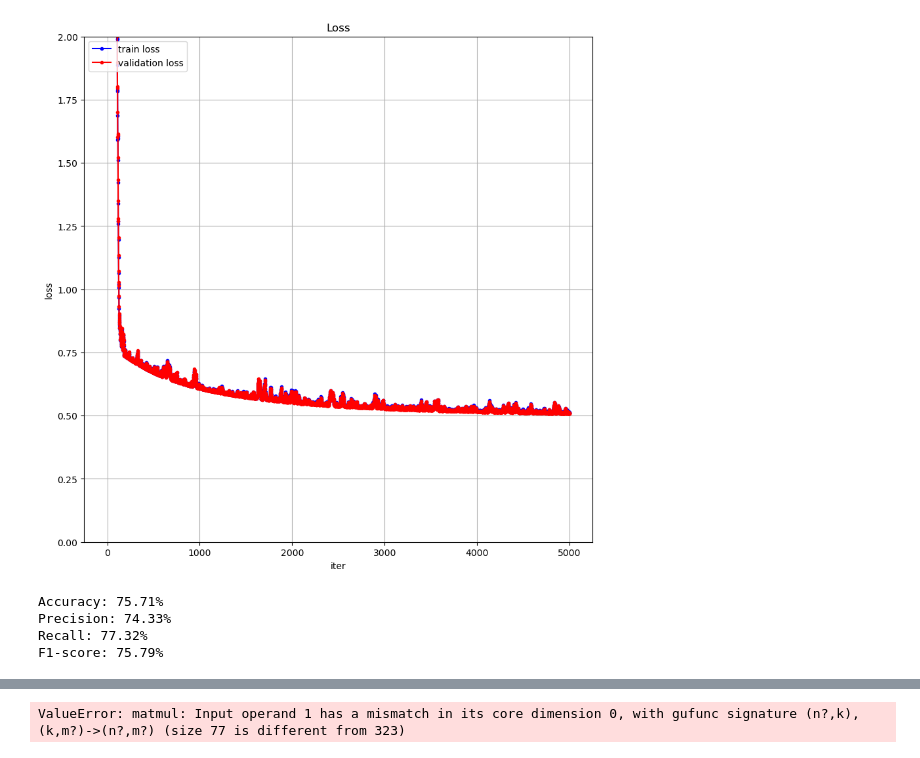
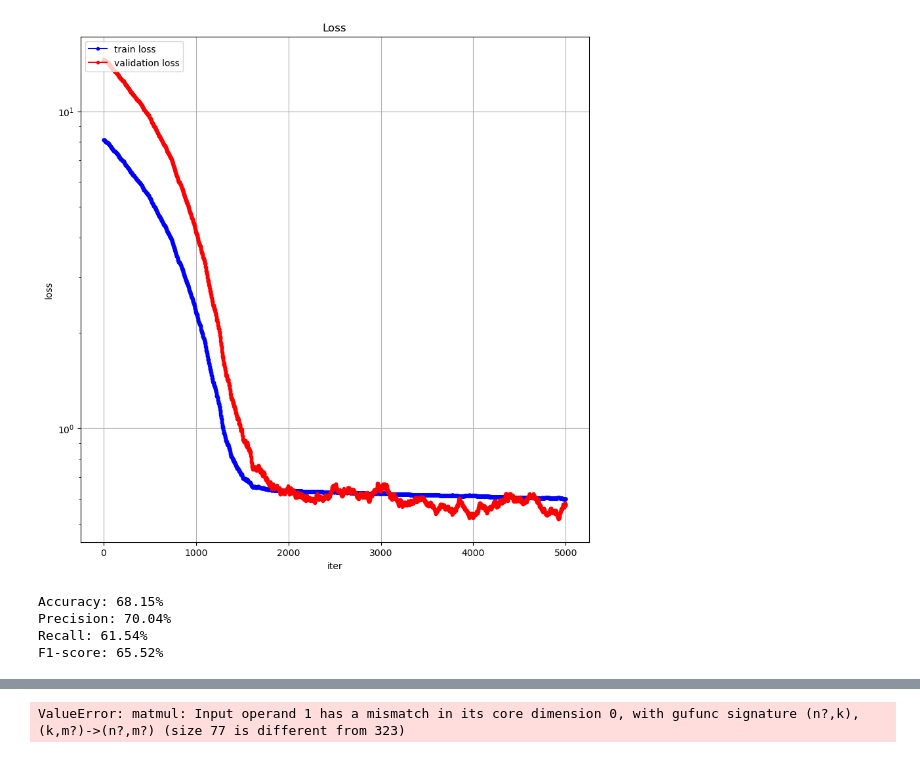
Before and after one commit to Jakhongir0103/Cardiovascular-Diseases-Prediction, a Jupyter notebook: training.ipynb, the cells around one changed output, grey strips where cells are left out. Drawn from its saved outputs; the diff is of its cells as text; code cells hidden in the pictures.

```diff
--- a/training.ipynb
+++ b/training.ipynb
@@ -29,7 +35,11 @@ x_oversampled, y_oversampled = custom_random_oversampling(x_preprocessed, y_trai
 # %%
-# Train a model
+# Split train-validation
 from util.data_loader import split_train_validation
-(x_tr, x_va, y_tr, y_va) = split_train_validation(x_oversampled, y_oversampled, valid_proportion=0.2)
+(x_tr, x_va, y_tr, y_va) = split_train_validation(x_preprocessed, y_train, valid_proportion=0.2)
+# %%
+# oversample training set
+from util.data_loader import custom_random_oversampling
+x_tr_oversampled, y_tr_oversampled = custom_random_oversampling(x_tr, y_tr[:,1])
 # %%
 import numpy as np
 
@@ -39,16 +49,21 @@ def min_max_normalize(arr: np.ndarray):
         arr_normalized[:, column] = (arr[:, column] - arr[:, column].min()) / (arr[:, column].max() - arr[:, column].min())
     return arr_normalized
 # %%
-x_tr_normalized = min_max_normalize(x_tr)
-# add final bias column
+# Normalize and add bias column for TRAINING
+x_tr_normalized = min_max_normalize(x_tr_oversampled)
 x_tr_normalized = np.append(x_tr_normalized, np.ones(shape=(x_tr_normalized.shape[0], 1)), axis=1)
+
+# Normalize and add bias column for VALIDATION
 x_va_normalized = min_max_normalize(x_va)
-# add final bias column
 x_va_normalized = np.append(x_va_normalized, np.ones(shape=(x_va_normalized.shape[0], 1)), axis=1)
+
+# Normalize and add bias column for TEST
+x_test_normalized = min_max_normalize(x_test)
+x_test_normalized = np.append(x_test_normalized, np.ones(shape=(x_test_normalized.shape[0], 1)), axis=1)
 # %%
 from util.train import reg_logistic_regression
 import numpy as np
-w, train_loss, valid_loss = reg_logistic_regression(x_tr_normalized, y_tr,
-                                                    x_va_normalized, y_va, lambda_=0.001,
-                                                    max_iter=5000, gamma=0.01, batch_size=100,
+w, train_loss, valid_loss = reg_logistic_regression(x_tr_normalized, y_tr_oversampled,
+                                                    x_va_normalized, y_va[:,1], lambda_=0.0001,
+                                                    max_iter=5000, gamma=0.001, batch_size=100,
                                                     w=np.random.random(size=x_tr_normalized.shape[1]))
@@ -75,23 +70,23 @@ train_loss
 # %%
 # plot losses
 import matplotlib.pyplot as plt
 from util.plotting import loss_visualization
 plt.figure(figsize=(10, 10))
-plt.ylim(0,2)
 loss_visualization(train_loss, valid_loss)
+plt.yscale("log")
 # %% [output]
-[figure, old version]
+[figure, new version]
 # %%
 from implementations import sigmoid
 from util.evaluation import evaluation_summary
 x_tr_predictions = np.where(sigmoid(x_tr_normalized @ w) >= 0.5, 1, -1)
 
-evaluation_summary(y_tr, x_tr_predictions)
+evaluation_summary(y_tr_oversampled, x_tr_predictions)
 # %% [output]
-Accuracy: 75.71%
-Precision: 74.33%
-Recall: 77.32%
-F1-score: 75.79%
+Accuracy: 68.15%
+Precision: 70.04%
+Recall: 61.54%
+F1-score: 65.52%
 # %%
 plt.hist(sigmoid(x_tr_normalized @ w))
 # %% [output]
```
Also changed, not shown: parts of 10 cells of this notebook.
